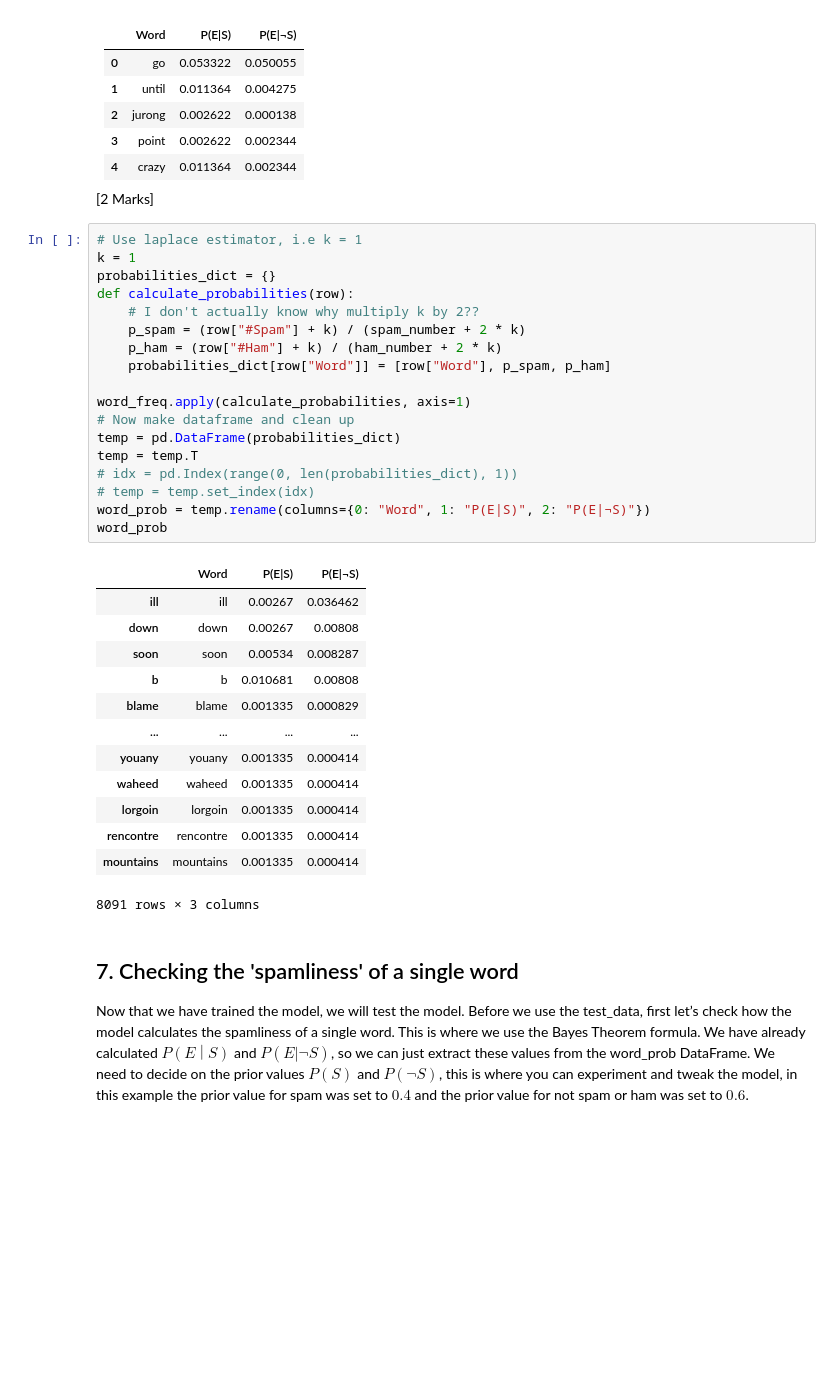
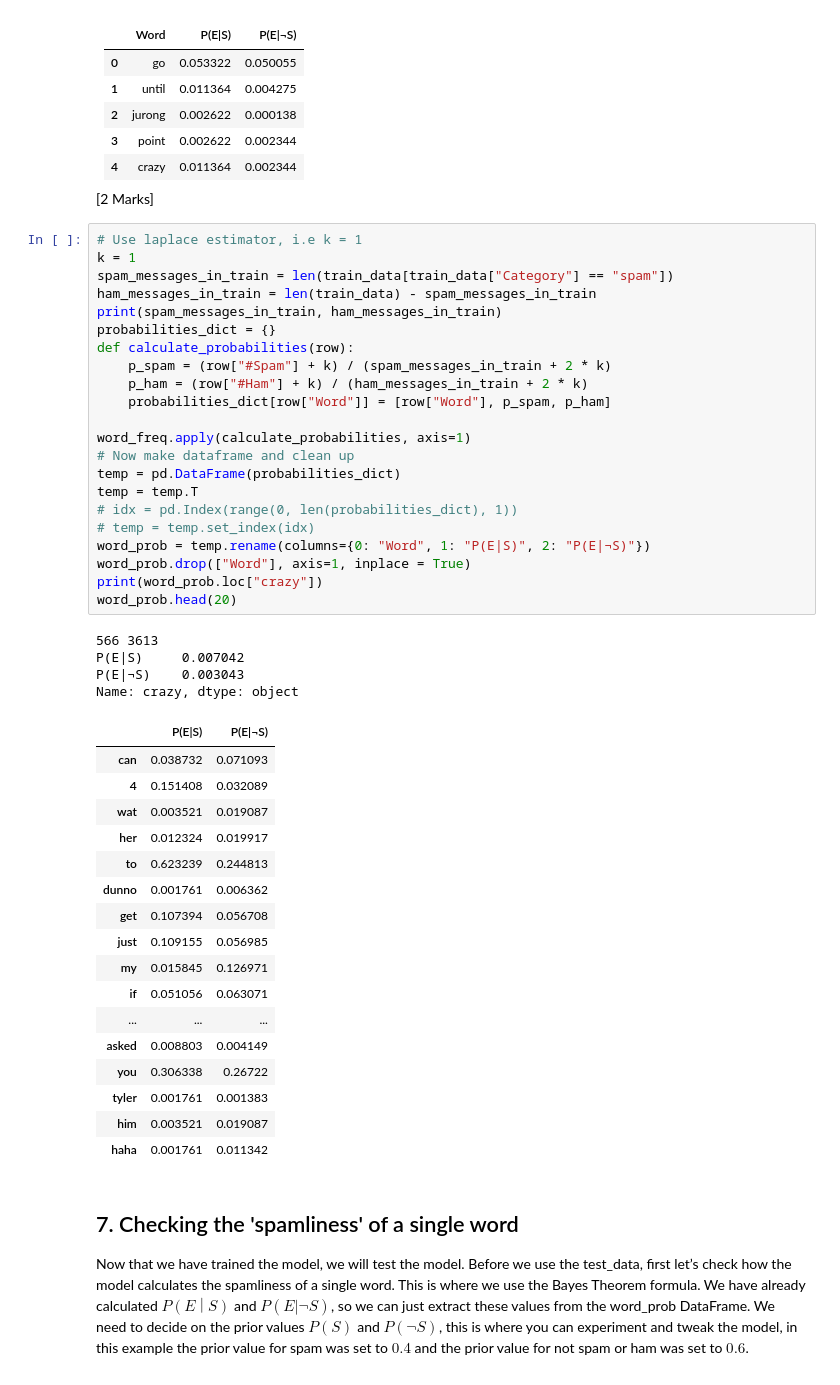
Before and after one commit to egorchern/Data, a Jupyter notebook: lab_5/lab05_spam_filter_student_2021.ipynb, the cells around one changed output. Saved outputs shown, nothing was run; the diff lists cells and outputs as text; blank space fills up the shorter version.

```diff
--- a/lab_5/lab05_spam_filter_student_2021.ipynb
+++ b/lab_5/lab05_spam_filter_student_2021.ipynb
@@ -446,35 +440,47 @@ Likewise, for $P\left(E|\lnot S\right)$.
 # %%
 # Use laplace estimator, i.e k = 1
 k = 1
+spam_messages_in_train = len(train_data[train_data["Category"] == "spam"])
+ham_messages_in_train = len(train_data) - spam_messages_in_train
+print(spam_messages_in_train, ham_messages_in_train)
 probabilities_dict = {}
 def calculate_probabilities(row):
-    # I don't actually know why multiply k by 2??
-    p_spam = (row["#Spam"] + k) / (spam_number + 2 * k)
-    p_ham = (row["#Ham"] + k) / (ham_number + 2 * k)
+    p_spam = (row["#Spam"] + k) / (spam_messages_in_train + 2 * k)
+    p_ham = (row["#Ham"] + k) / (ham_messages_in_train + 2 * k)
     probabilities_dict[row["Word"]] = [row["Word"], p_spam, p_ham]
 
 word_freq.apply(calculate_probabilities, axis=1)
 # Now make dataframe and clean up
 temp = pd.DataFrame(probabilities_dict)
 temp = temp.T
 # idx = pd.Index(range(0, len(probabilities_dict), 1))
 # temp = temp.set_index(idx)
 word_prob = temp.rename(columns={0: "Word", 1: "P(E|S)", 2: "P(E|¬S)"})
-word_prob
+word_prob.drop(["Word"], axis=1, inplace = True)
+print(word_prob.loc["crazy"])
+word_prob.head(20)
 # %% [output]
+566 3613
+P(E|S)     0.007042
+P(E|¬S)    0.003043
+Name: crazy, dtype: object
-|  | Word | P(E|S) | P(E|¬S) |
-| ill | ill | 0.00267 | 0.036462 |
-| down | down | 0.00267 | 0.00808 |
-| soon | soon | 0.00534 | 0.008287 |
-| b | b | 0.010681 | 0.00808 |
-| blame | blame | 0.001335 | 0.000829 |
-| ... | ... | ... | ... |
-| youany | youany | 0.001335 | 0.000414 |
-| waheed | waheed | 0.001335 | 0.000414 |
-| lorgoin | lorgoin | 0.001335 | 0.000414 |
-| rencontre | rencontre | 0.001335 | 0.000414 |
-| mountains | mountains | 0.001335 | 0.000414 |
+|  | P(E|S) | P(E|¬S) |
+| can | 0.038732 | 0.071093 |
+| 4 | 0.151408 | 0.032089 |
+| wat | 0.003521 | 0.019087 |
+| her | 0.012324 | 0.019917 |
+| to | 0.623239 | 0.244813 |
+| dunno | 0.001761 | 0.006362 |
+| get | 0.107394 | 0.056708 |
+| just | 0.109155 | 0.056985 |
+| my | 0.015845 | 0.126971 |
+| if | 0.051056 | 0.063071 |
+| ... | ... | ... |
+| asked | 0.008803 | 0.004149 |
+| you | 0.306338 | 0.26722 |
+| tyler | 0.001761 | 0.001383 |
+| him | 0.003521 | 0.019087 |
+| haha | 0.001761 | 0.011342 |
-8091 rows × 3 columns
 # %% [markdown]
 ## 7. Checking the 'spamliness' of a single word
 Now that we have trained the model, we will test the model.  Before we use the test_data, first let’s check how the model calculates the spamliness of a single word.  This is where we use the Bayes Theorem formula.  We have already calculated $P\left(E\middle| S\right)$ and $P\left(E|\lnot S\right)$, so we can just extract these values from the word_prob DataFrame.
```
Also changed, not shown: parts of 13 cells of this notebook, 3 other files.
